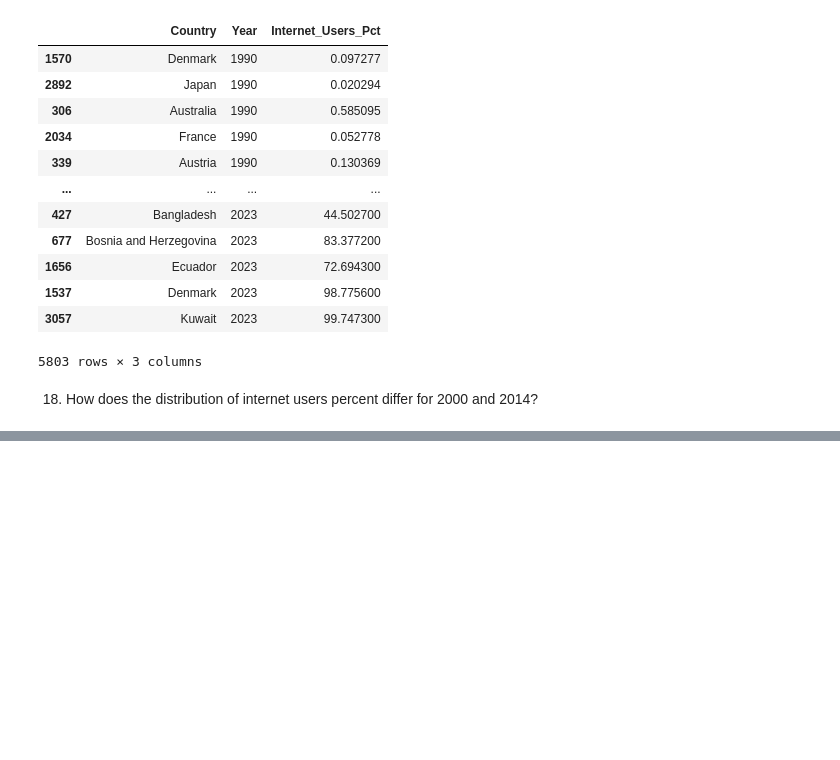
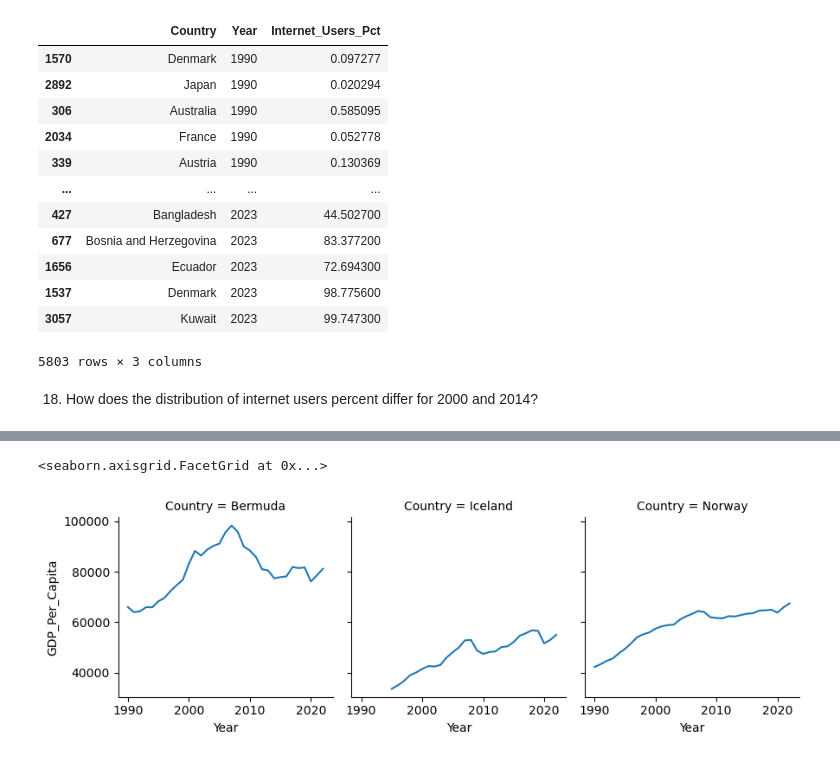
Before and after one commit to NSS-Data-Analytics-Cohort-12/un-python-GeorgeToma99, a Jupyter notebook: notebooks/project_1_un_gt.ipynb, the cells around one changed output, grey strips where cells are left out. Saved outputs shown, nothing was run; the diff lists cells and outputs as text; code cells hidden in the pictures; blank space fills up the shorter version.

```diff
--- a/notebooks/project_1_un_gt.ipynb
+++ b/notebooks/project_1_un_gt.ipynb
@@ -494,0 +500,4 @@ int_use_19.Country.count()
+# %%
+int_use.Year = int_use.Year.astype('int')
+# %%
+gdp_and_internet_use = pd.merge(int_use, gdp_df_clean, how = 'outer',on = ['Country', 'Year'])
@@ -494,0 +545,8 @@ int_use_19.Country.count()
+# %%
+gdp_and_internet_use_p2 = gdp_and_internet_use.loc[gdp_and_internet_use.Country.isin(['Iceland', 'Bermuda', 'Norway'])]
+# %%
+g = sns.FacetGrid(gdp_and_internet_use_p2, col = 'Country')
+g.map(sns.lineplot, "Year", "GDP_Per_Capita")
+# %% [output]
+<seaborn.axisgrid.FacetGrid at 0x...>
+[figure, added]
```
Also changed, not shown: parts of 28 cells of this notebook.
